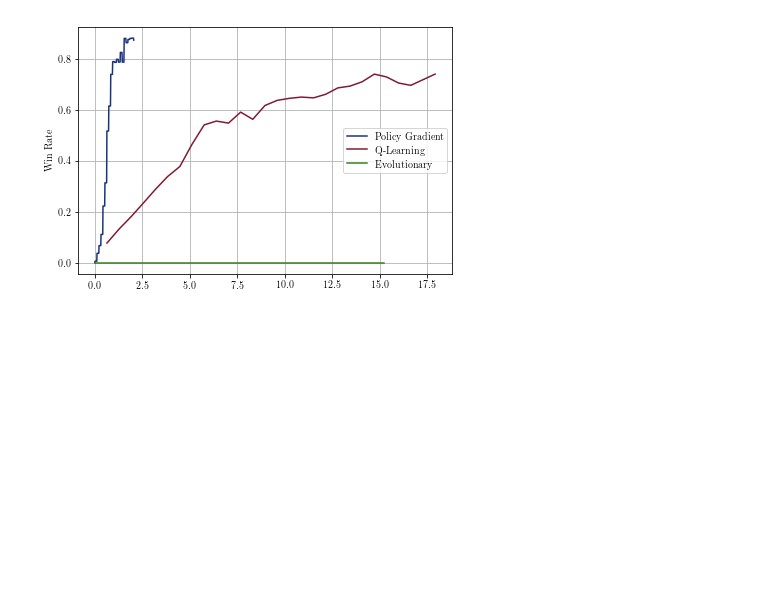
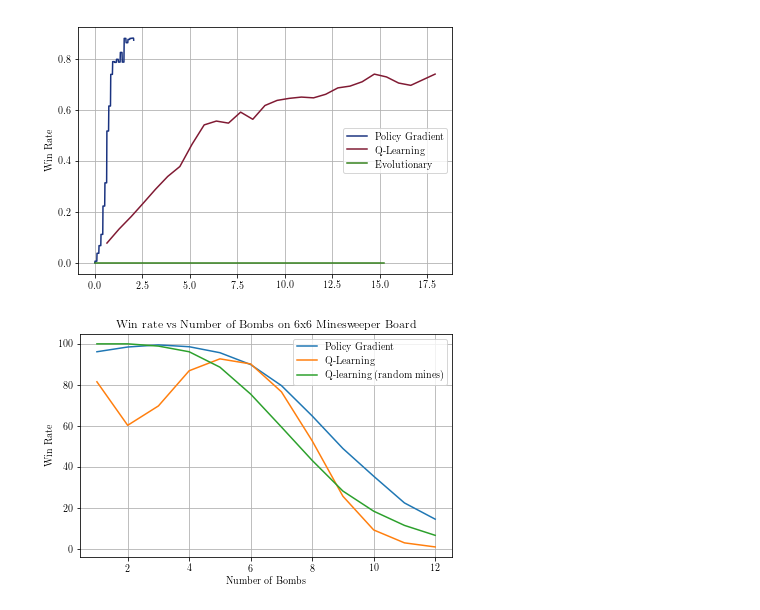
Before and after one commit to jakejhansen/minesweeper_solver, a Jupyter notebook: Results/Minesweeper_results.ipynb, the cells around one changed output. Saved outputs shown, nothing was run; the diff lists cells and outputs as text; code cells hidden in the pictures; blank space fills up the shorter version.

Commit message:
Updated with different number of mines

```diff
--- a/Results/Minesweeper_results.ipynb
+++ b/Results/Minesweeper_results.ipynb
@@ -283,13 +270,22 @@ plt.show()
 # %%
+policy_mines = [96.15, 98.46, 99.48, 98.60, 95.68, 89.89, 79.64, 64.83, 48.92, 35.42, 22.39, 14.46]
 # Q-learning best model on 6x6 with 6 mines
+q_mines = [81.49, 60.25, 69.71, 86.88, 92.68, 90.20, 76.60, 52.69,25.63, 9.20, 2.90, 0.91]
+# Q-learning best model on 6x6 with different number of mines (trained for 1 day with random number of mines
+q_mines_random = [100, 100, 98.91, 96.14, 88.62, 75.48, 59.42, 43.13, 28.16, 18.35, 11.42, 6.57]
+
 fig = plt.figure(figsize=(6,4))
-plt.plot(range(1,13), [81.49, 60.25, 69.71, 86.88, 92.68, 90.20, 76.60, 52.69,
-         25.63, 9.20, 2.90, 0.91])
-
+plt.plot(range(1,13), policy_mines)
+plt.plot(range(1,13), q_mines,)
+plt.plot(range(1,13), q_mines_random)
 plt.legend(['Q-Learning'])
 plt.title('Win rate vs Number of Bombs on 6x6 Minesweeper Board')
+plt.legend(['Policy Gradient','Q-Learning','Q-learning (random mines)'])
 plt.ylabel('Win Rate')
 plt.xlabel('Number of Bombs')
+plt.grid()
 plt.tight_layout()
-plt.grid()
+plt.savefig(os.path.join('compare-res_mines.pdf'))
 plt.show()
+# %% [output]
+[figure, added]
```
Also changed, not shown: parts of 2 cells of this notebook, 7 other files.
